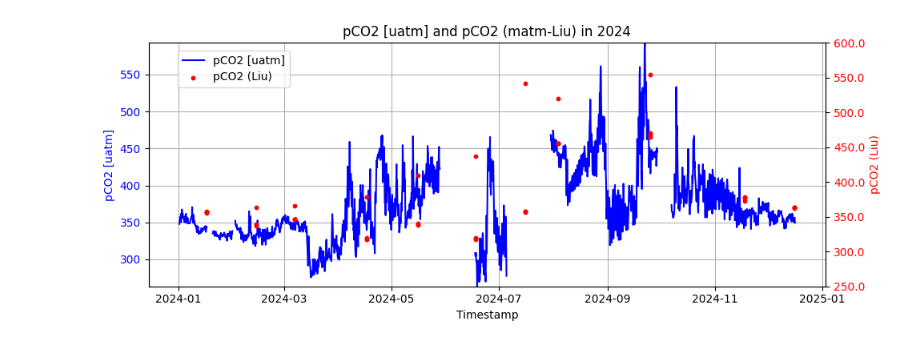
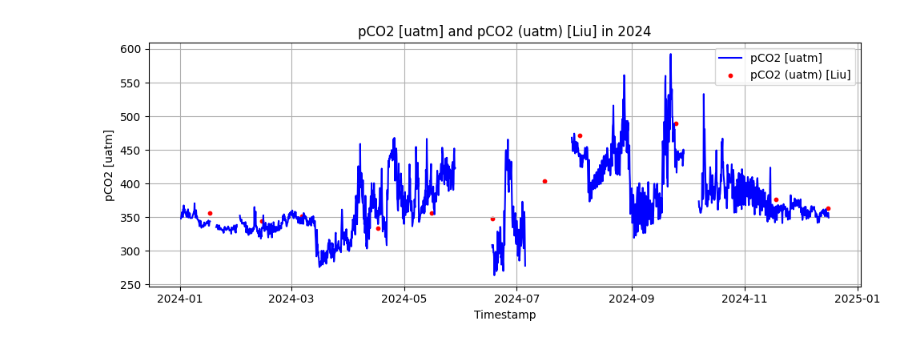
Before and after one commit to nikolaholodkov/icos, a Jupyter notebook: 2024 plots.ipynb, the cells around one changed output. Saved outputs shown, nothing was run; the diff lists cells and outputs as text; code cells hidden in the pictures.

```diff
--- a/2024 plots.ipynb
+++ b/2024 plots.ipynb
@@ -90,61 +149,62 @@ liu_data = {
     ]
 }
 
+liu_data = {
+    "date time": [
+        "2024-01-17", "2024-02-14", "2024-03-07", "2024-04-17",
+        "2024-05-16", "2024-06-18", "2024-07-16", "2024-08-04",
+        "2024-09-25", "2024-11-18", "2024-12-16"
+    ],
+    "pCO2 (Liu)": [
+        356.450, 344.775, 351.275, 333.000,
+        356.675, 348.275, 403.700, 471.275,
+        489.350, 376.175, 363.150
+    ]
+}
 import pandas as pd
 import matplotlib.pyplot as plt
 
 # Convert liu_data dictionary to a DataFrame
 liu_df = pd.DataFrame(liu_data)
 liu_df['date time'] = pd.to_datetime(liu_df['date time'])  # Ensure 'date time' is in datetime format
 
 # Define the maximum allowed time gap for a continuous line
 max_gap_seconds = 86400  # 1 day
 
 # Filter only rows where QC for pCO2 is 2
 if 'pCO2_water_SST_wet [ uatm ] QC Flag' in df.columns:
     filtered = df[df['pCO2_water_SST_wet [ uatm ] QC Flag'] == 2].copy()
     filtered = filtered.sort_values('date time')
 
     # Calculate time difference between consecutive rows
     time_diff = filtered['date time'].diff().dt.total_seconds()
 
     # Insert NaN where time gap exceeds the threshold
     filtered.loc[time_diff > max_gap_seconds, 'pCO2 [uatm]'] = np.nan
 
 # Create the plot
-fig, ax1 = plt.subplots(figsize=(10, 4))
+fig, ax = plt.subplots(figsize=(10, 4))
 
-# Plot pCO2 [uatm] (left y-axis)
-ax1.plot(filtered['date time'], filtered['pCO2 [uatm]'], color='blue', label='pCO2 [uatm]')
-ax1.set_ylabel('pCO2 [uatm]', color='blue')
-ax1.tick_params(axis='y', labelcolor='blue')
+# Plot pCO2 [uatm]
+ax.plot(filtered['date time'], filtered['pCO2 [uatm]'], color='blue', label='pCO2 [uatm]')
 
-# Plot pCO2 (Liu) (right y-axis)
-ax2 = ax1.twinx()
-ax2.scatter(liu_df['date time'], liu_df['pCO2 (Liu)'], color='red', label='pCO2 (Liu)', s=10)
-ax2.set_ylabel('pCO2 (Liu)', color='red')
-ax2.tick_params(axis='y', labelcolor='red')
+# Plot pCO2 (Liu)
+ax.scatter(liu_df['date time'], liu_df['pCO2 (Liu)'], color='red', label='pCO2 (uatm) [Liu]', s=10)
 
-# Synchronize y-axis limits
-y_min = min(filtered['pCO2 [uatm]'].min(), liu_df['pCO2 (Liu)'].min())
-y_max = max(filtered['pCO2 [uatm]'].max(), liu_df['pCO2 (Liu)'].max())
-ax1.set_ylim(y_min, y_max)
-ax2.set_ylim(y_min, y_max)
+# Set labels and title
+ax.set_ylabel('pCO2 [uatm]')
+ax.set_xlabel('Timestamp')
+ax.set_title('pCO2 [uatm] and pCO2 (uatm) [Liu] in 2024')
 
-# Use the same ticks and labels for both axes
-ticks = ax1.get_yticks()  # Get ticks from the left y-axis
-ax2.set_yticks(ticks)     # Apply the same ticks to the right y-axis
-ax2.set_yticklabels([f"{tick:.1f}" for tick in ticks])  # Format tick labels if needed
+# Add grid, legend, and layout adjustments
+ax.grid(True)
+ax.legend()
+fig.tight_layout()
 
-# Title, legend, and grid
-plt.title('pCO2 [uatm] and pCO2 (matm-Liu) in 2024')
-ax1.set_xlabel('Timestamp')
-ax1.grid(True)
-fig.tight_layout()
-fig.legend(loc="upper left", bbox_to_anchor=(0.1, 0.9))
+# Show the plot
 plt.show()
 # %% [output]
-[figure, old version]
+[figure, new version]
 # %%
 import os
 import pandas as pd
```
Also changed, not shown: parts of 1 cell of this notebook.
